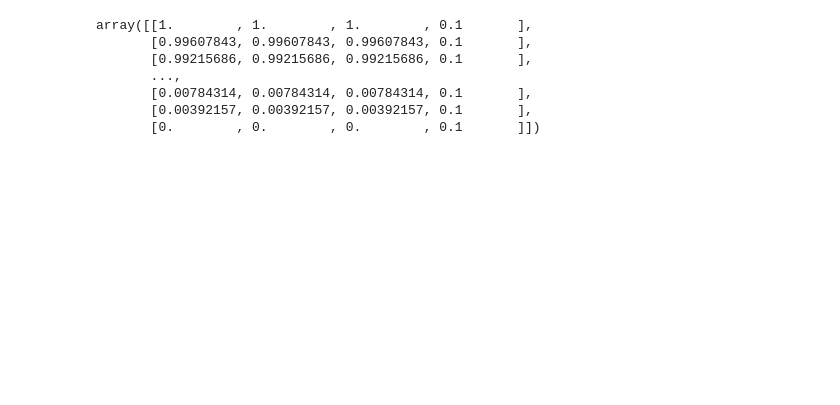
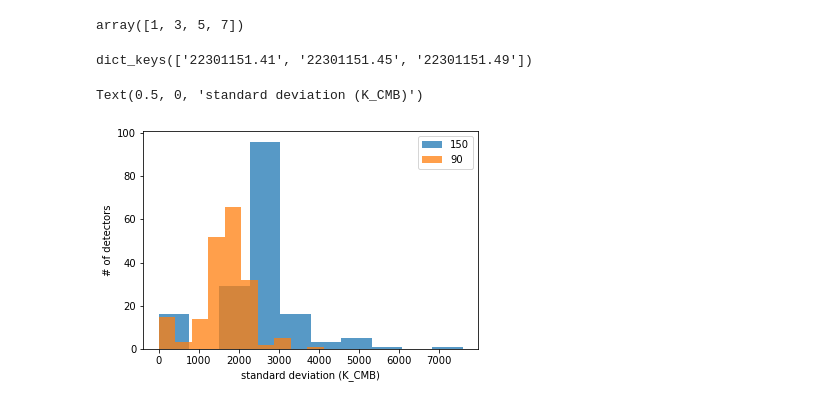
Before and after one commit to catyz/maps, a Jupyter notebook: plot_map.ipynb, the cells around one changed output. Drawn from its saved outputs; the diff is of its cells as text; code cells hidden in the pictures; blank space fills up the shorter version.

```diff
--- a/plot_map.ipynb
+++ b/plot_map.ipynb
@@ -111,2 +0,0 @@ plt.plot(el)
-# %%
-std = np.load('std.npy')
@@ -180,10 +0,0 @@ hp.graticule()
-# %%
-cmap_colors
-# %% [output]
-array([[1.        , 1.        , 1.        , 0.1       ],
-       [0.99607843, 0.99607843, 0.99607843, 0.1       ],
-       [0.99215686, 0.99215686, 0.99215686, 0.1       ],
-       ...,
-       [0.00784314, 0.00784314, 0.00784314, 0.1       ],
-       [0.00392157, 0.00392157, 0.00392157, 0.1       ],
-       [0.        , 0.        , 0.        , 0.1       ]])
@@ -189,0 +7,31 @@ array([[1.        , 1.        , 1.        , 0.1       ],
+# %%
+a = np.array([1,2,3,4,5,6,7])
+a[0::2]
+# %% [output]
+array([1, 3, 5, 7])
+# %%
+import pickle
+with open('std_22301151.pkl', 'rb') as f:
+    std = pickle.load(f)
+# %%
+std.keys()
+# %% [output]
+dict_keys(['22301151.41', '22301151.45', '22301151.49'])
+# %%
+high = []
+low = []
+obs = '22301151.41'
+
+for det in std[obs]['150']:
+    high.append(std[obs]['150'][det])
+for det in std[obs]['90']:
+    low.append(std[obs]['90'][det])
+
+plt.hist(high, label='150', alpha=0.75)
+plt.hist(low, label='90', alpha=0.75)
+plt.legend()
+plt.ylabel('# of detectors')
+plt.xlabel('standard deviation (K_CMB)')
+# %% [output]
+Text(0.5, 0, 'standard deviation (K_CMB)')
+[figure, added]
```
Also changed, not shown: parts of 50 cells of this notebook, 12 other files.
